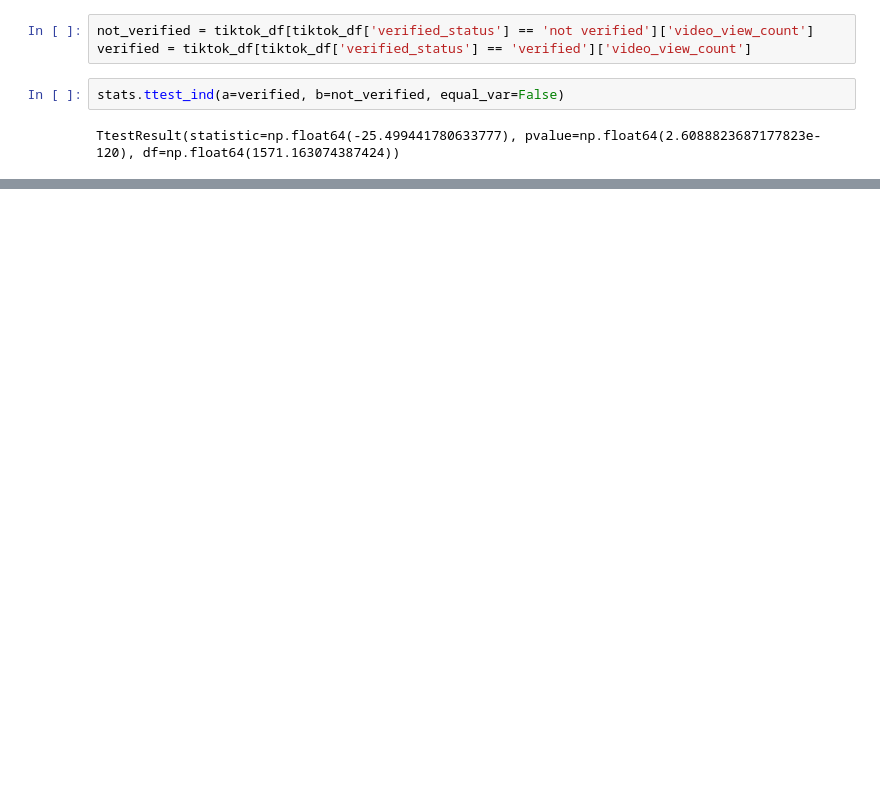
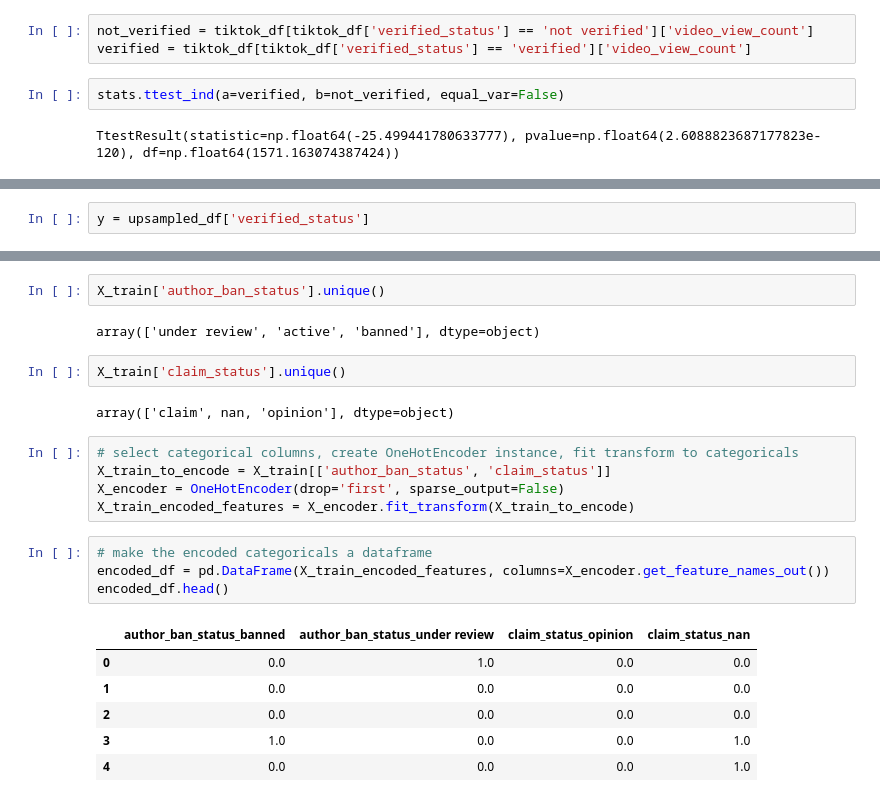
Before and after one commit to ideaguy3d/data-analytics, a Jupyter notebook: tiktok/opinion-or-claim-classification.ipynb, the cells around one changed output, grey strips where cells are left out. Saved outputs shown, nothing was run; the diff lists cells and outputs as text; blank space fills up the shorter version.

```diff
--- a/tiktok/opinion-or-claim-classification.ipynb
+++ b/tiktok/opinion-or-claim-classification.ipynb
@@ -124,0 +288,2 @@ TtestResult(statistic=np.float64(-25.499441780633777), pvalue=np.float64(2.60888
+# %%
+y = upsampled_df['verified_status']
@@ -124,0 +323,24 @@ TtestResult(statistic=np.float64(-25.499441780633777), pvalue=np.float64(2.60888
+# %%
+X_train['author_ban_status'].unique()
+# %% [output]
+array(['under review', 'active', 'banned'], dtype=object)
+# %%
+X_train['claim_status'].unique()
+# %% [output]
+array(['claim', nan, 'opinion'], dtype=object)
+# %%
+# select categorical columns, create OneHotEncoder instance, fit transform to categoricals
+X_train_to_encode = X_train[['author_ban_status', 'claim_status']]
+X_encoder = OneHotEncoder(drop='first', sparse_output=False)
+X_train_encoded_features = X_encoder.fit_transform(X_train_to_encode)
+# %%
+# make the encoded categoricals a dataframe
+encoded_df = pd.DataFrame(X_train_encoded_features, columns=X_encoder.get_feature_names_out())
+encoded_df.head()
+# %% [output]
+|  | author_ban_status_banned | author_ban_status_under review | claim_status_opinion | claim_status_nan |
+| 0 | 0.0 | 1.0 | 0.0 | 0.0 |
+| 1 | 0.0 | 0.0 | 0.0 | 0.0 |
+| 2 | 0.0 | 0.0 | 0.0 | 0.0 |
+| 3 | 1.0 | 0.0 | 0.0 | 1.0 |
+| 4 | 0.0 | 0.0 | 0.0 | 1.0 |
```
Also changed, not shown: parts of 36 cells of this notebook.
